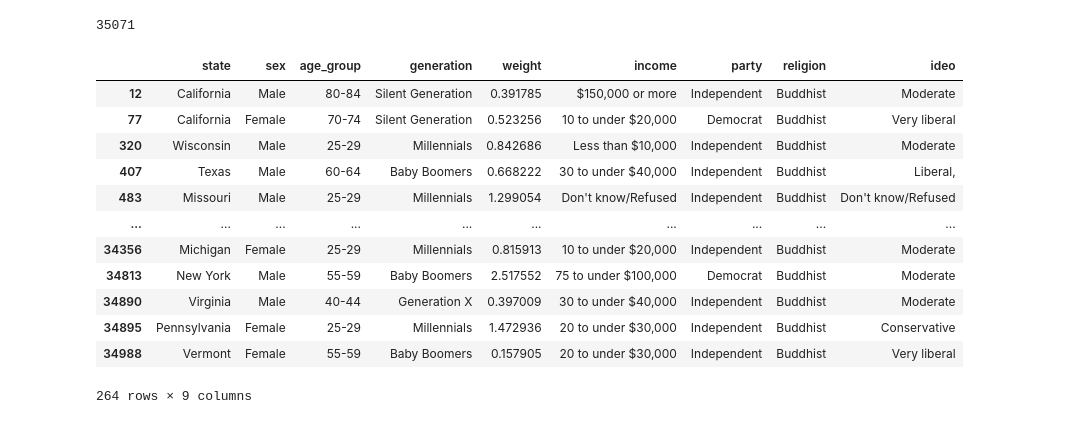
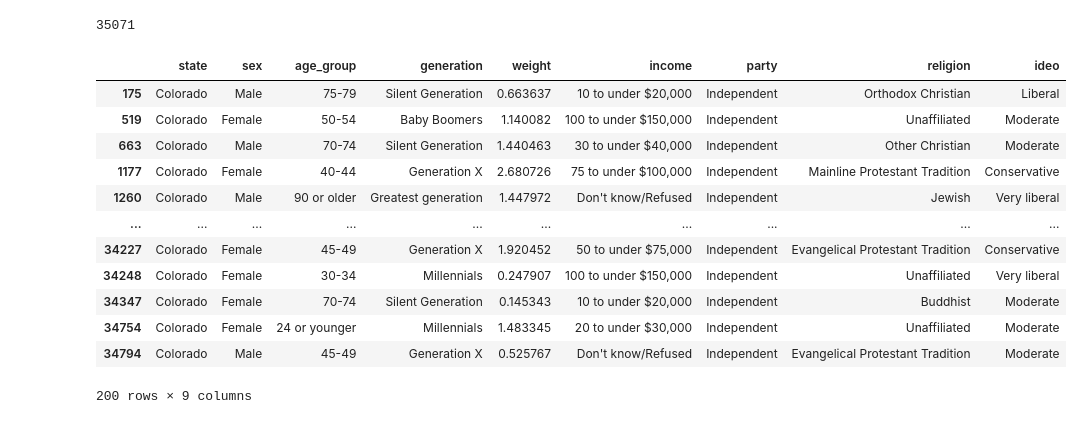
Before and after one commit to todom86/Project2, a Jupyter notebook: src/data/data.ipynb, the cells around one changed output. Saved outputs shown, nothing was run; the diff lists cells and outputs as text; code cells hidden in the pictures.

```diff
--- a/src/data/data.ipynb
+++ b/src/data/data.ipynb
@@ -123,19 +123,19 @@ for listing in listings:
 print(x)
 # %% [output]
 35071
-# %%
-cleaning.loc[cleaning['religion'] == 'Buddhist']
-# %% [output]
-|  | state | sex | age_group | generation | weight | income | party | religion | ideo |
-| 12 | California | Male | 80-84 | Silent Generation | 0.391785 | $150,000 or more | Independent | Buddhist | Moderate |
-| 77 | California | Female | 70-74 | Silent Generation | 0.523256 | 10 to under $20,000 | Democrat | Buddhist | Very liberal |
-| 320 | Wisconsin | Male | 25-29 | Millennials | 0.842686 | Less than $10,000 | Independent | Buddhist | Moderate |
-| 407 | Texas | Male | 60-64 | Baby Boomers | 0.668222 | 30 to under $40,000 | Independent | Buddhist | Liberal, |
-| 483 | Missouri | Male | 25-29 | Millennials | 1.299054 | Don't know/Refused | Independent | Buddhist | Don't know/Refused |
-| ... | ... | ... | ... | ... | ... | ... | ... | ... | ... |
-| 34356 | Michigan | Female | 25-29 | Millennials | 0.815913 | 10 to under $20,000 | Independent | Buddhist | Moderate |
-| 34813 | New York | Male | 55-59 | Baby Boomers | 2.517552 | 75 to under $100,000 | Democrat | Buddhist | Moderate |
-| 34890 | Virginia | Male | 40-44 | Generation X | 0.397009 | 30 to under $40,000 | Independent | Buddhist | Moderate |
-| 34895 | Pennsylvania | Female | 25-29 | Millennials | 1.472936 | 20 to under $30,000 | Independent | Buddhist | Conservative |
-| 34988 | Vermont | Female | 55-59 | Baby Boomers | 0.157905 | 20 to under $30,000 | Independent | Buddhist | Very liberal |
-264 rows × 9 columns
+# %%
+cleaning.loc[cleaning['state'] == 'Colorado'].loc[cleaning['party'] == 'Independent']
+# %% [output]
+|  | state | sex | age_group | generation | weight | income | party | religion | ideo |
+| 175 | Colorado | Male | 75-79 | Silent Generation | 0.663637 | 10 to under $20,000 | Independent | Orthodox Christian | Liberal |
+| 519 | Colorado | Female | 50-54 | Baby Boomers | 1.140082 | 100 to under $150,000 | Independent | Unaffiliated | Moderate |
+| 663 | Colorado | Male | 70-74 | Silent Generation | 1.440463 | 30 to under $40,000 | Independent | Other Christian | Moderate |
+| 1177 | Colorado | Female | 40-44 | Generation X | 2.680726 | 75 to under $100,000 | Independent | Mainline Protestant Tradition | Conservative |
+| 1260 | Colorado | Male | 90 or older | Greatest generation | 1.447972 | Don't know/Refused | Independent | Jewish | Very liberal |
+| ... | ... | ... | ... | ... | ... | ... | ... | ... | ... |
+| 34227 | Colorado | Female | 45-49 | Generation X | 1.920452 | 50 to under $75,000 | Independent | Evangelical Protestant Tradition | Conservative |
+| 34248 | Colorado | Female | 30-34 | Millennials | 0.247907 | 100 to under $150,000 | Independent | Unaffiliated | Very liberal |
+| 34347 | Colorado | Female | 70-74 | Silent Generation | 0.145343 | 10 to under $20,000 | Independent | Buddhist | Moderate |
+| 34754 | Colorado | Female | 24 or younger | Millennials | 1.483345 | 20 to under $30,000 | Independent | Unaffiliated | Moderate |
+| 34794 | Colorado | Male | 45-49 | Generation X | 0.525767 | Don't know/Refused | Independent | Evangelical Protestant Tradition | Moderate |
+200 rows × 9 columns
```
Also changed, not shown: parts of 1 cell of this notebook, 3 other files.
